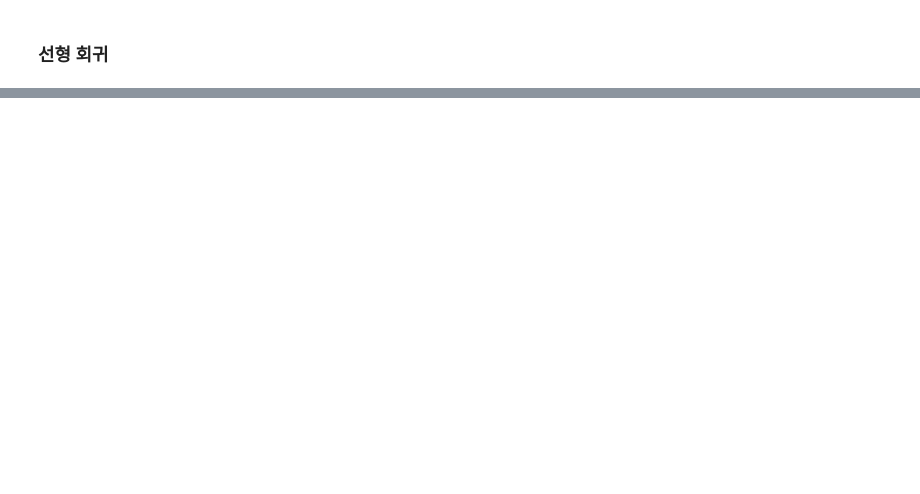
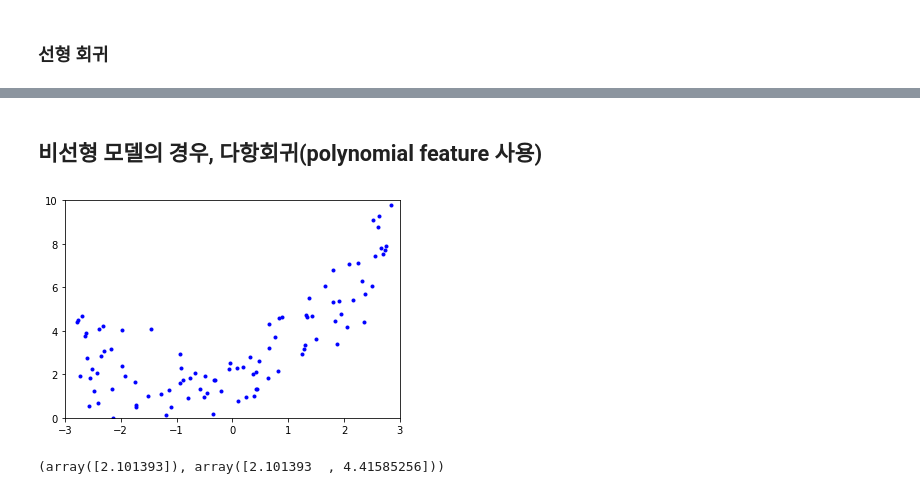
Before and after one commit to JONGMOKLEE76/MLstudy, a Jupyter notebook: Linear Regression.ipynb, the cells around one changed output, grey strips where cells are left out. Drawn from its saved outputs; the diff is of its cells as text; code cells hidden in the pictures; blank space fills up the shorter version.

```diff
--- a/Linear Regression.ipynb
+++ b/Linear Regression.ipynb
@@ -36,0 +37,11 @@ print('절편: ', model.intercept_)
+# %% [markdown]
+## 비선형 모델의 경우, 다항회귀(polynomial feature 사용)
+# %%
+x = 6 * np.random.rand(100, 1) - 3
+y = 0.5 * x**2 + x + 2 + np.random.randn(100, 1)
+
+plt.plot(x, y, 'b.')
+plt.axis([-3, 3, 0, 10])
+plt.show()
+# %% [output]
+[figure, added]
@@ -36,0 +53,4 @@ print('절편: ', model.intercept_)
+# %%
+x[0], x_poly[0] # x 데이터가 polynomial feature를 통해 이와 같이 변함
+# %% [output]
+(array([2.101393]), array([2.101393  , 4.41585256]))
```
Also changed, not shown: parts of 6 cells of this notebook, 1 other file.
